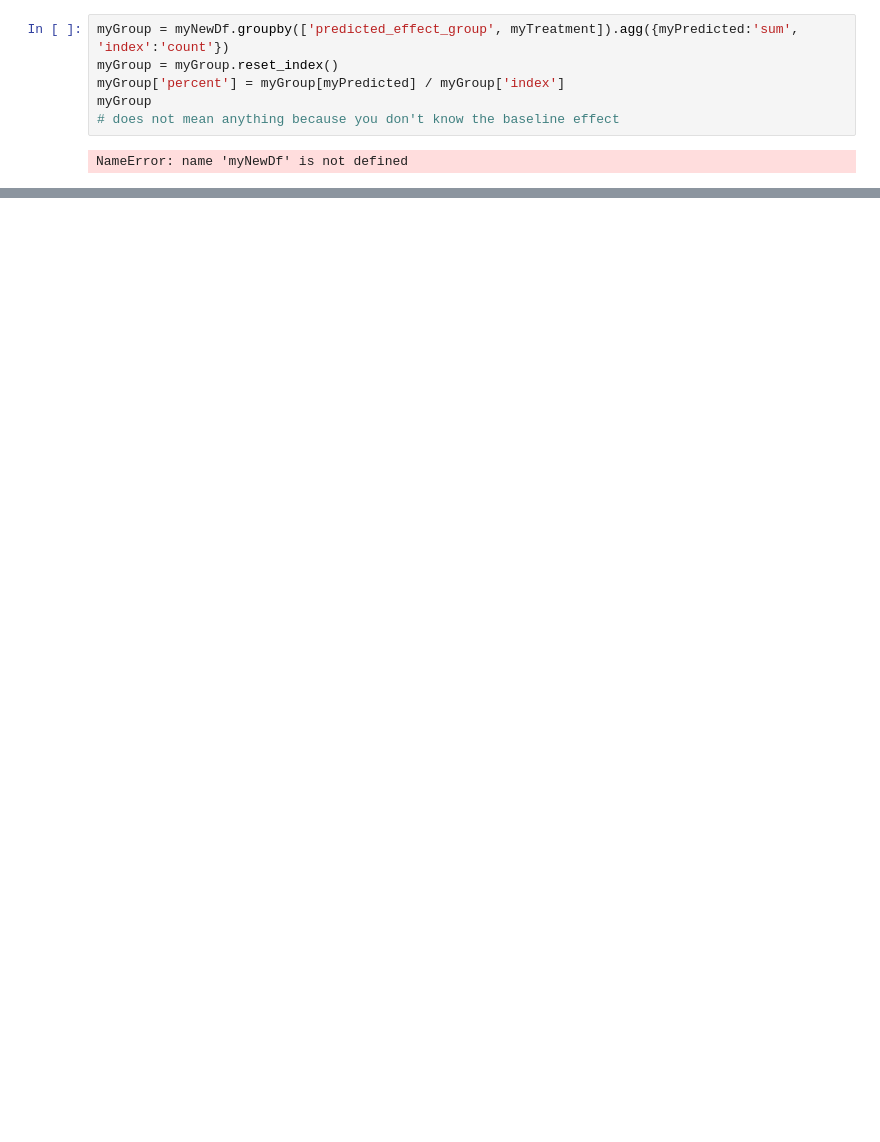
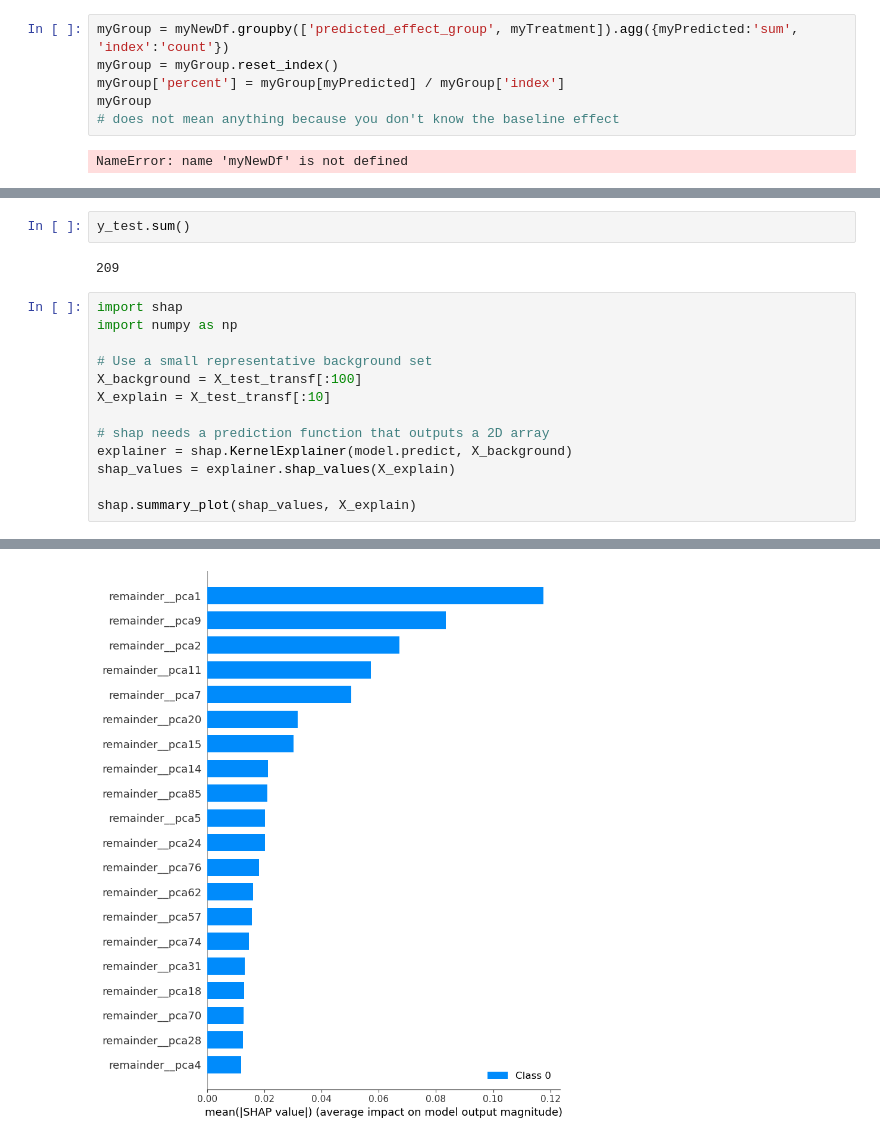
Before and after one commit to michelraskin/ttmhte, a Jupyter notebook: eICU/eICUAnalysisNeural.ipynb, the cells around one changed output, grey strips where cells are left out. Saved outputs shown, nothing was run; the diff lists cells and outputs as text; blank space fills up the shorter version.

```diff
--- a/eICU/eICUAnalysisNeural.ipynb
+++ b/eICU/eICUAnalysisNeural.ipynb
@@ -285,0 +363,18 @@ NameError: name 'myNewDf' is not defined
+# %%
+y_test.sum()
+# %% [output]
+209
+# %%
+import shap
+import numpy as np
+
+# Use a small representative background set
+X_background = X_test_transf[:100]
+X_explain = X_test_transf[:10]
+
+# shap needs a prediction function that outputs a 2D array
+explainer = shap.KernelExplainer(model.predict, X_background)
+shap_values = explainer.shap_values(X_explain)
+
+shap.summary_plot(shap_values, X_explain)
+# %% [output]
@@ -285,0 +402 @@ NameError: name 'myNewDf' is not defined
+[figure, added]
```
Also changed, not shown: parts of 20 cells of this notebook, 13 other files.
